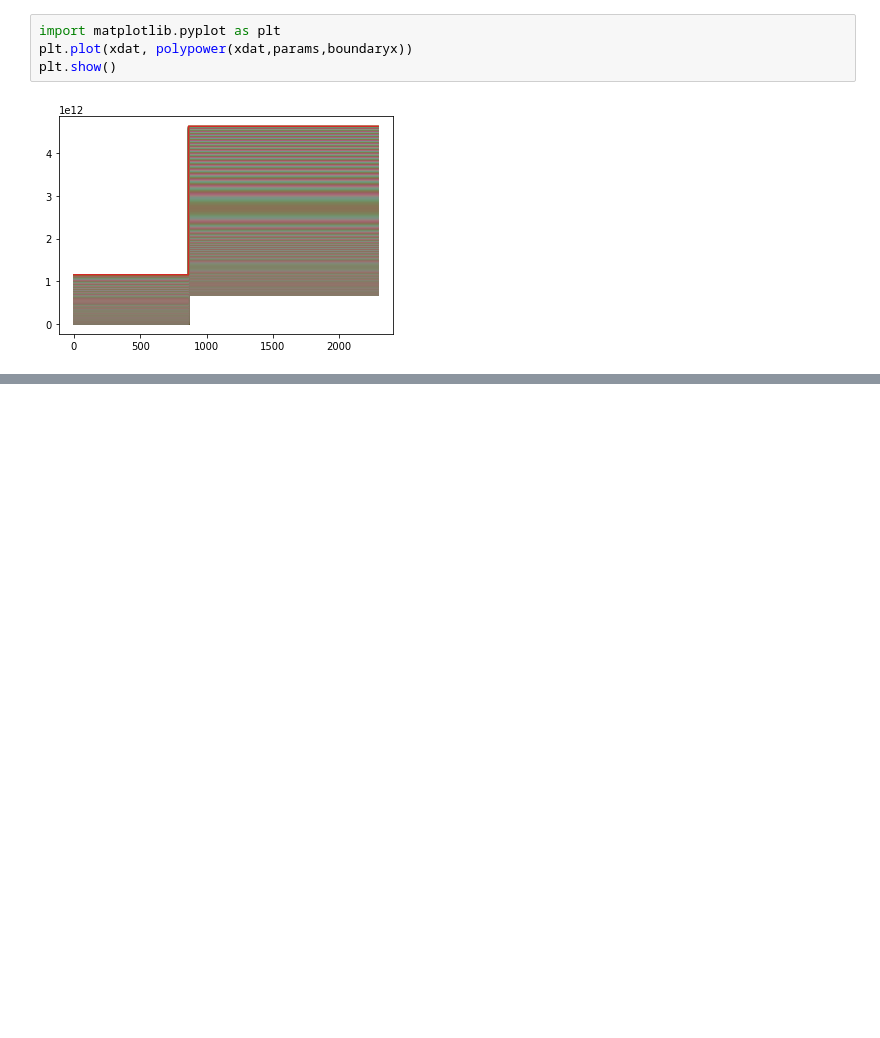
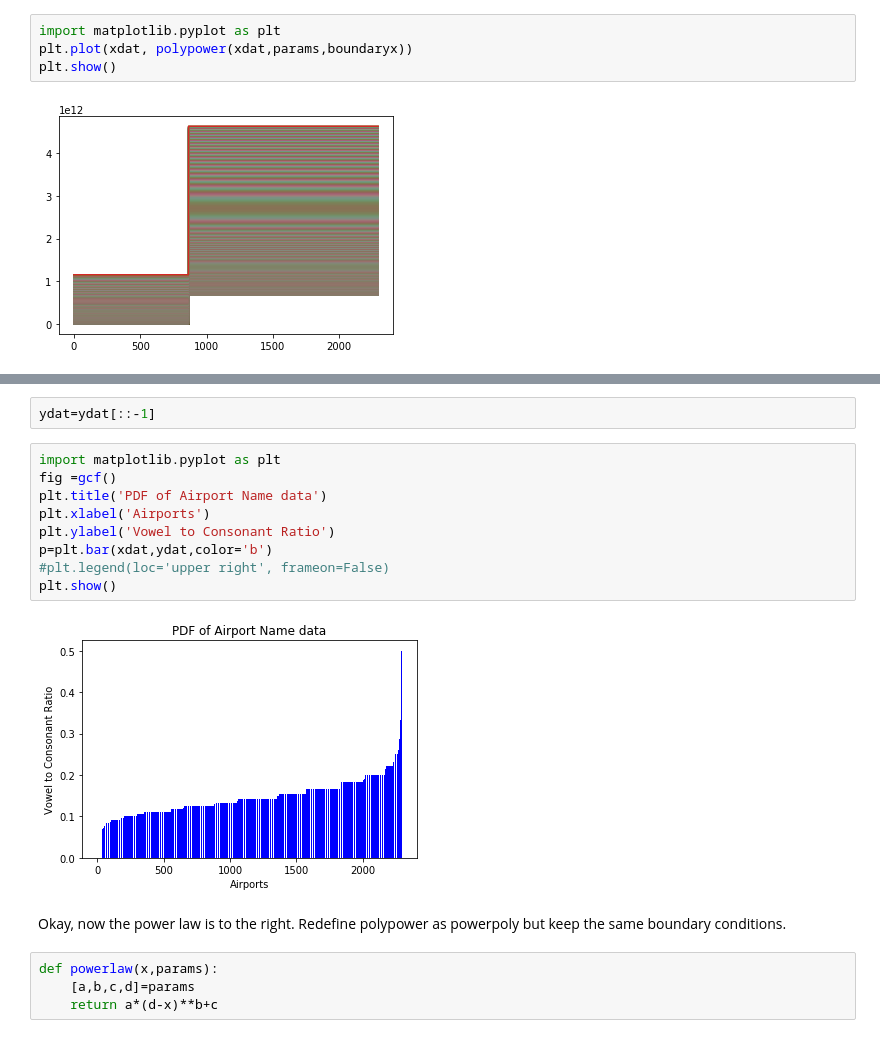
Before and after one commit to sdorsher/SpatialLanguageMachineLearning, a Jupyter notebook: PhraseQuest.ipynb, the cells around one changed output, grey strips where cells are left out. Cells and saved outputs as stored; diff of their text form; blank space fills up the shorter version.

```diff
--- a/PhraseQuest.ipynb
+++ b/PhraseQuest.ipynb
@@ -911,0 +946,19 @@ git commit -m "Really nice implmentation of a spliced power law and pol"
+# %%
+ydat=ydat[::-1]
+# %%
+import matplotlib.pyplot as plt
+fig =gcf()
+plt.title('PDF of Airport Name data')
+plt.xlabel('Airports')
+plt.ylabel('Vowel to Consonant Ratio')
+p=plt.bar(xdat,ydat,color='b')
+#plt.legend(loc='upper right', frameon=False)
+plt.show()
+# %% [output]
+[figure, added]
+# %% [markdown]
+Okay, now the power law is to the right. Redefine polypower as powerpoly but keep the same boundary conditions.
+# %%
+def powerlaw(x,params):
+    [a,b,c,d]=params
+    return a*(d-x)**b+c
```
Also changed, not shown: parts of 35 cells of this notebook.
